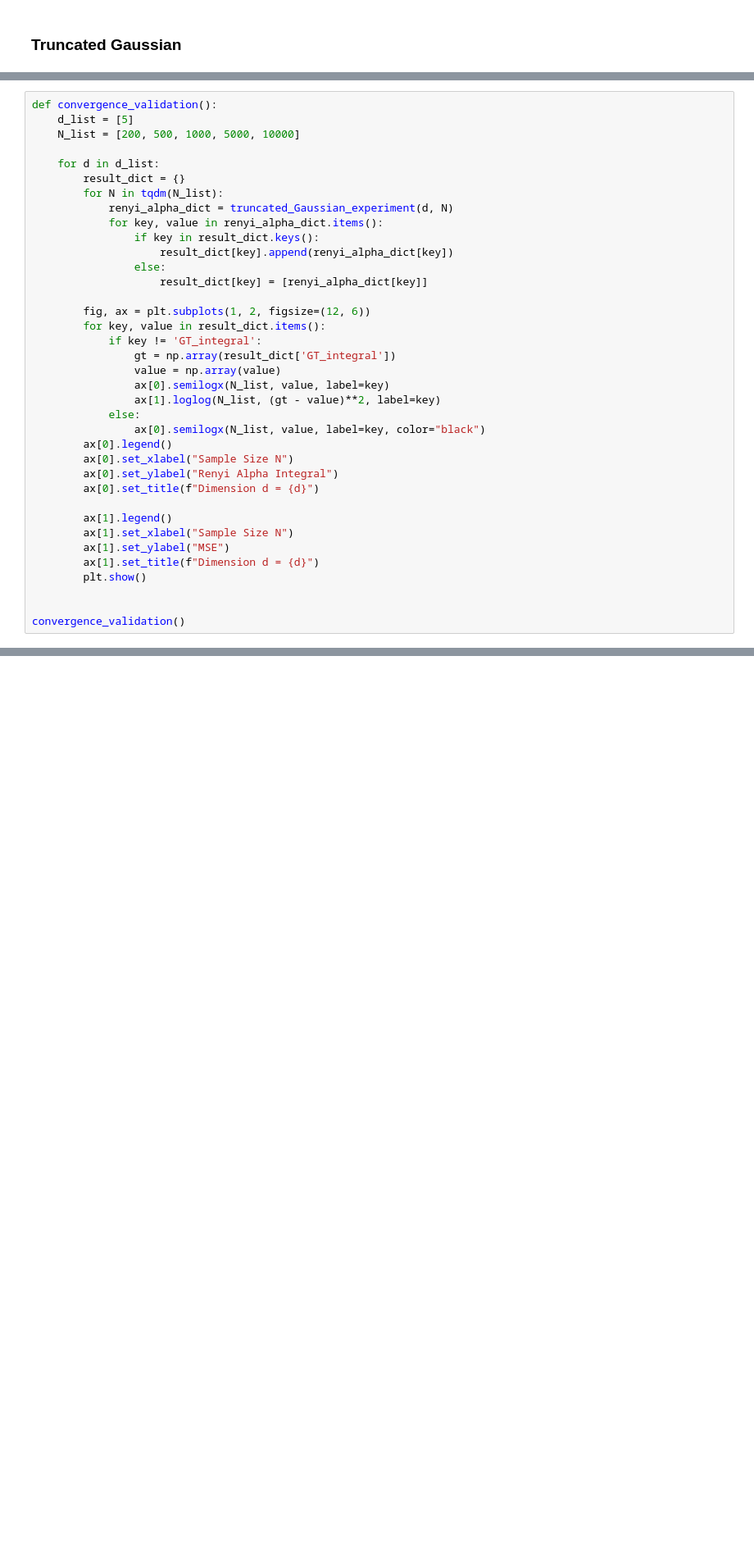
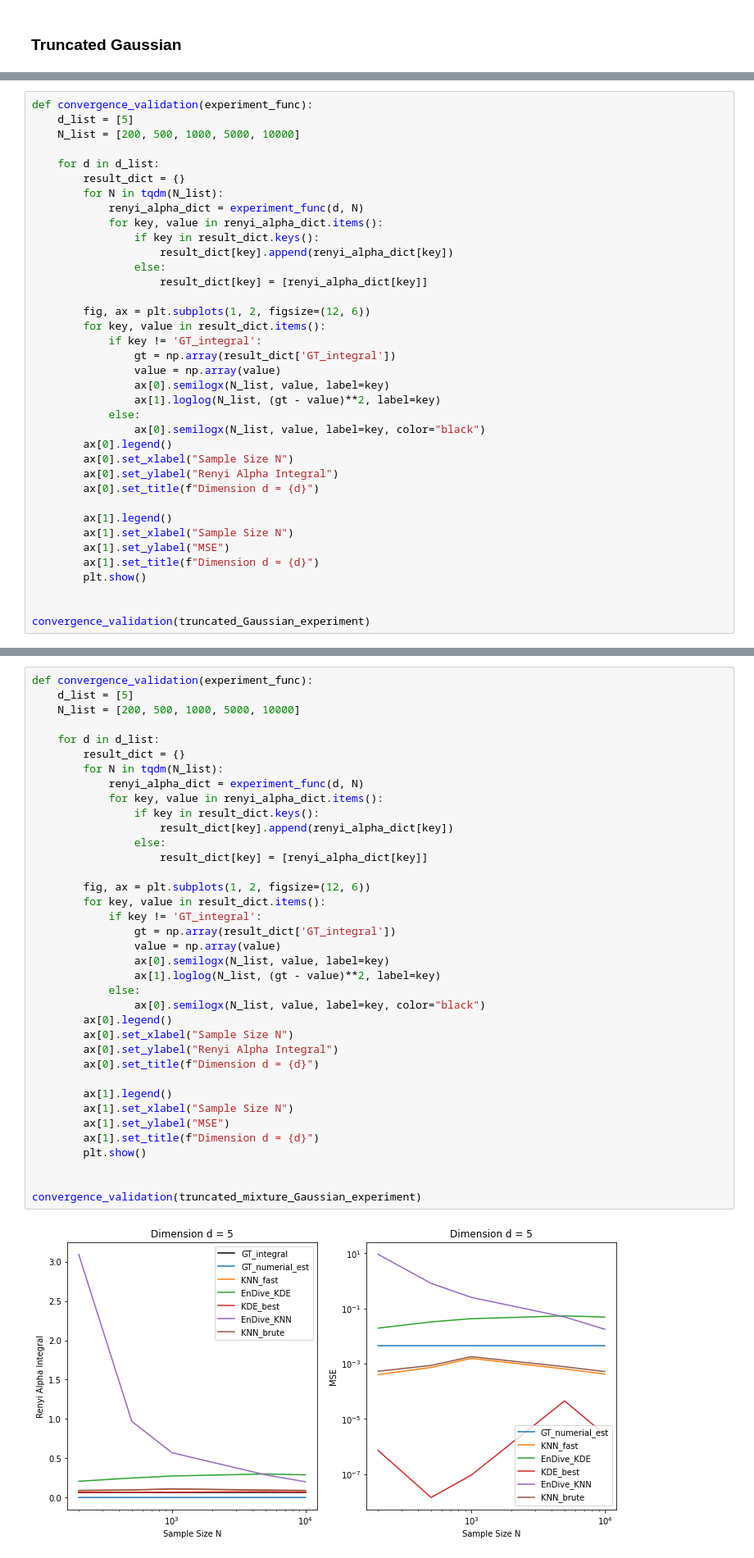
Before and after one commit to ChengyangHuang/Divergence-Estimation, a Jupyter notebook: codes/Nonparametric_Divergence_Estimation.ipynb, the cells around one changed output, grey strips where cells are left out. Shown at 82% size. Cells and saved outputs as stored; diff of their text form; blank space fills up the shorter version.

```diff
--- a/codes/Nonparametric_Divergence_Estimation.ipynb
+++ b/codes/Nonparametric_Divergence_Estimation.ipynb
@@ -286,12 +323,12 @@ truncated_Gaussian_experiment()
 # %%
-def convergence_validation():
+def convergence_validation(experiment_func):
     d_list = [5]
     N_list = [200, 500, 1000, 5000, 10000]
 
     for d in d_list:
         result_dict = {}
         for N in tqdm(N_list):
-            renyi_alpha_dict = truncated_Gaussian_experiment(d, N)
+            renyi_alpha_dict = experiment_func(d, N)
             for key, value in renyi_alpha_dict.items():
                 if key in result_dict.keys():
                     result_dict[key].append(renyi_alpha_dict[key])
@@ -319,6 +356,6 @@ def convergence_validation():
         plt.show()
 
 
-convergence_validation()
+convergence_validation(truncated_Gaussian_experiment)
 # %% [output]
 [figure]
@@ -325,3 +468,42 @@ convergence_validation()
+# %%
+def convergence_validation(experiment_func):
+    d_list = [5]
+    N_list = [200, 500, 1000, 5000, 10000]
+
+    for d in d_list:
+        result_dict = {}
+        for N in tqdm(N_list):
+            renyi_alpha_dict = experiment_func(d, N)
+            for key, value in renyi_alpha_dict.items():
+                if key in result_dict.keys():
+                    result_dict[key].append(renyi_alpha_dict[key])
+                else:
+                    result_dict[key] = [renyi_alpha_dict[key]]
+
+        fig, ax = plt.subplots(1, 2, figsize=(12, 6))
+        for key, value in result_dict.items():
+            if key != 'GT_integral':
+                gt = np.array(result_dict['GT_integral'])
+                value = np.array(value)
+                ax[0].semilogx(N_list, value, label=key)
+                ax[1].loglog(N_list, (gt - value)**2, label=key)
+            else:
+                ax[0].semilogx(N_list, value, label=key, color="black")
+        ax[0].legend()
+        ax[0].set_xlabel("Sample Size N")
+        ax[0].set_ylabel("Renyi Alpha Integral")
+        ax[0].set_title(f"Dimension d = {d}")
+
+        ax[1].legend()
+        ax[1].set_xlabel("Sample Size N")
+        ax[1].set_ylabel("MSE")
+        ax[1].set_title(f"Dimension d = {d}")
+        plt.show()
+
+
+convergence_validation(truncated_mixture_Gaussian_experiment)
+# %% [output]
+[figure, added]
 # %% [markdown]
 ## Performance on Various Distribuion
 # %% [markdown]
```
Also changed, not shown: parts of 9 cells of this notebook.
